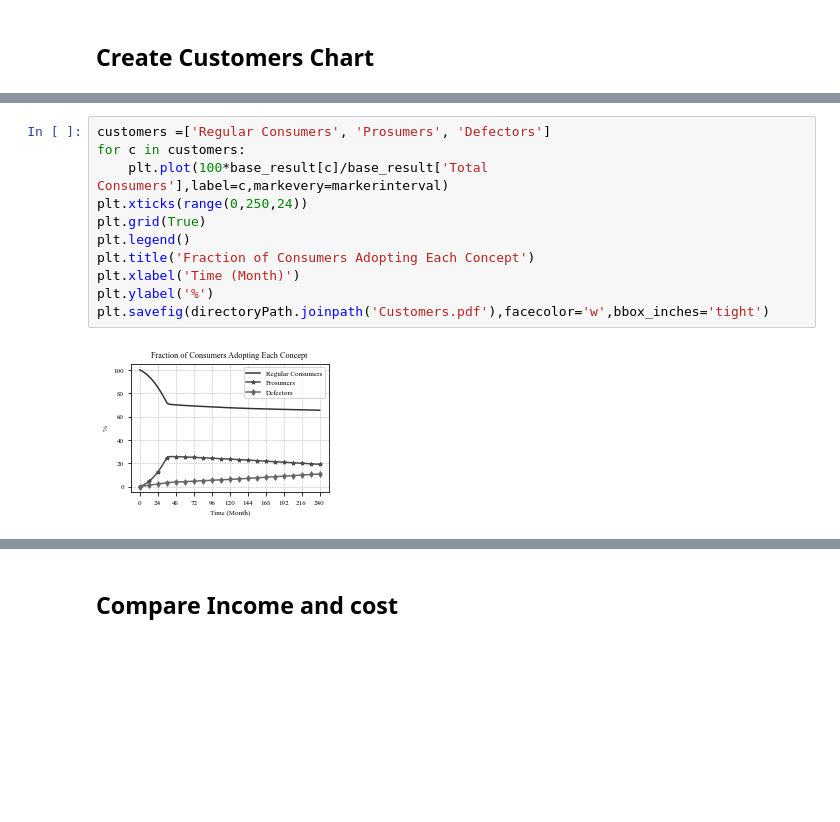
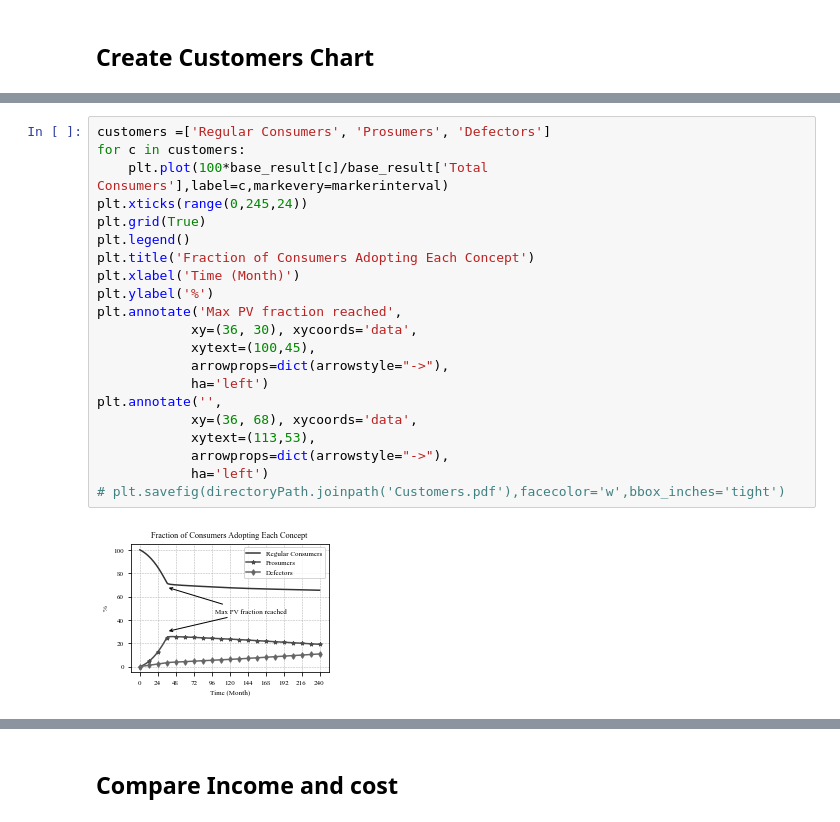
Before and after one commit to barazesh/Phd-Codes, a Jupyter notebook: chart.ipynb, the cells around one changed output, grey strips where cells are left out. Saved outputs shown, nothing was run; the diff lists cells and outputs as text; blank space fills up the shorter version.

```diff
--- a/chart.ipynb
+++ b/chart.ipynb
@@ -83,13 +94,23 @@ plt.clf()
 # %%
 customers =['Regular Consumers', 'Prosumers', 'Defectors']
 for c in customers:
     plt.plot(100*base_result[c]/base_result['Total Consumers'],label=c,markevery=markerinterval)
-plt.xticks(range(0,250,24))
+plt.xticks(range(0,245,24))
 plt.grid(True)
 plt.legend()
 plt.title('Fraction of Consumers Adopting Each Concept')
 plt.xlabel('Time (Month)')
 plt.ylabel('%')
-plt.savefig(directoryPath.joinpath('Customers.pdf'),facecolor='w',bbox_inches='tight')
+plt.annotate('Max PV fraction reached',
+            xy=(36, 30), xycoords='data',
+            xytext=(100,45),
+            arrowprops=dict(arrowstyle="->"),
+            ha='left')
+plt.annotate('',
+            xy=(36, 68), xycoords='data',
+            xytext=(113,53),
+            arrowprops=dict(arrowstyle="->"),
+            ha='left')
+# plt.savefig(directoryPath.joinpath('Customers.pdf'),facecolor='w',bbox_inches='tight')
 # %% [output]
-[figure, old version]
+[figure, new version]
```
Also changed, not shown: parts of 5 cells of this notebook, 1 other file.
